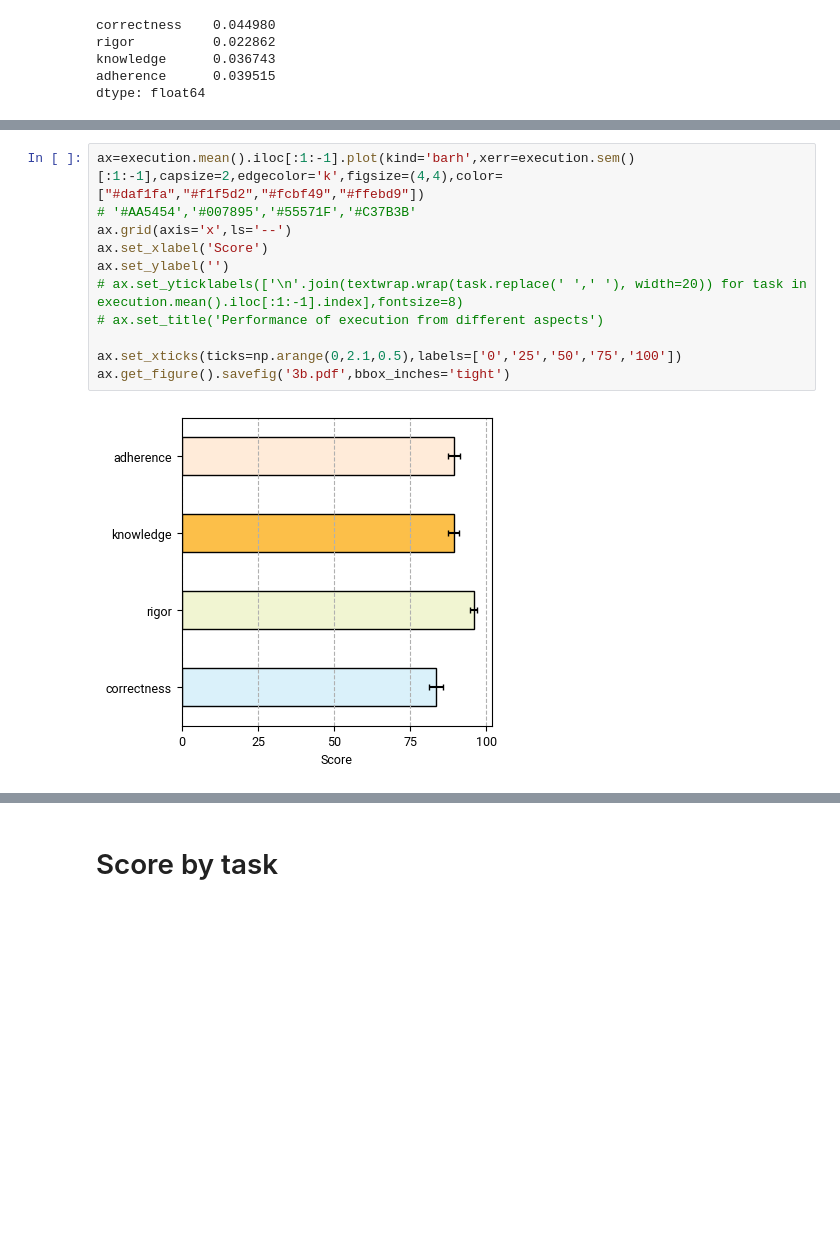
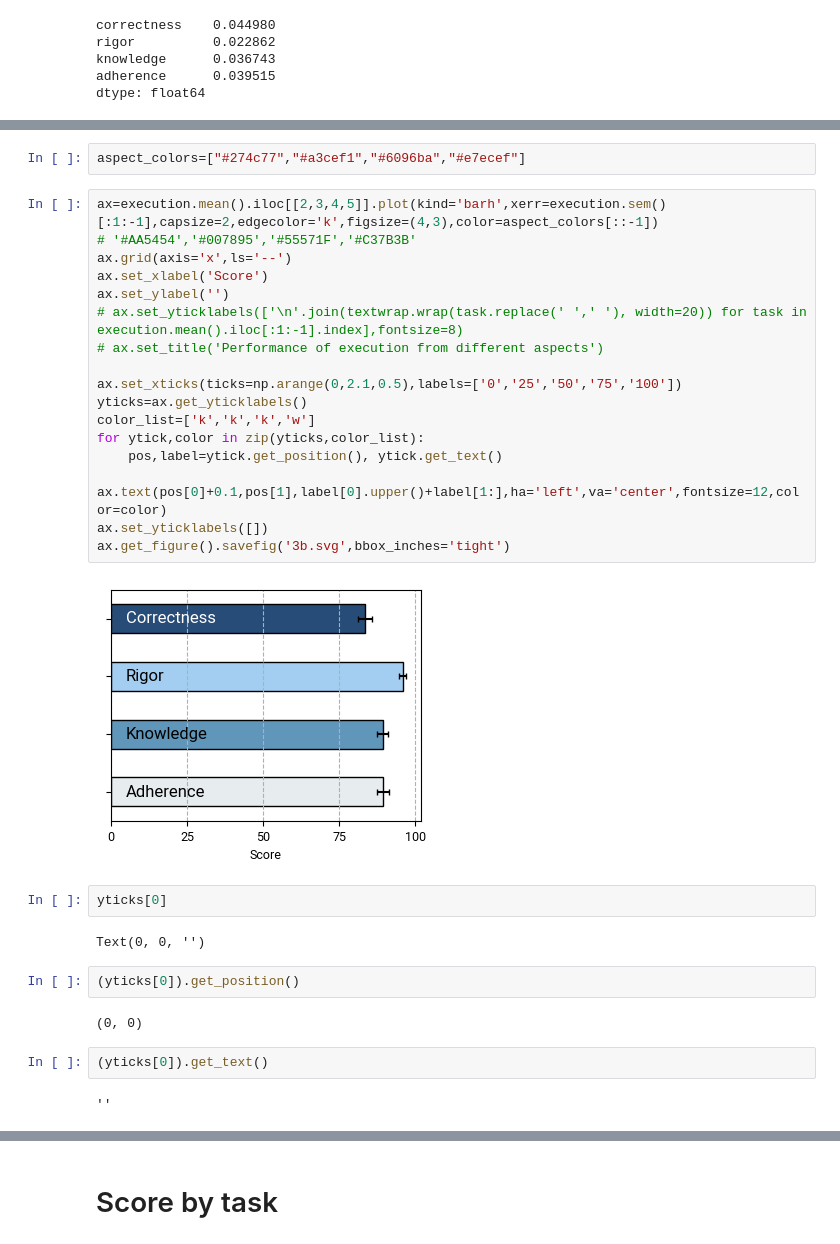
Before and after one commit to hainingpan/HartreeFock_GPT, a Jupyter notebook: data_analysis/analysis_execution.ipynb, the cells around one changed output, grey strips where cells are left out. Saved outputs shown, nothing was run; the diff lists cells and outputs as text; blank space fills up the shorter version.

```diff
--- a/data_analysis/analysis_execution.ipynb
+++ b/data_analysis/analysis_execution.ipynb
@@ -257,13 +269,33 @@ dtype: float64
+# %%
+aspect_colors=["#274c77","#a3cef1","#6096ba","#e7ecef"]
 # %%
-ax=execution.mean().iloc[:1:-1].plot(kind='barh',xerr=execution.sem()[:1:-1],capsize=2,edgecolor='k',figsize=(4,4),color=["#daf1fa","#f1f5d2","#fcbf49","#ffebd9"])
+ax=execution.mean().iloc[[2,3,4,5]].plot(kind='barh',xerr=execution.sem()[:1:-1],capsize=2,edgecolor='k',figsize=(4,3),color=aspect_colors[::-1])
 # '#AA5454','#007895','#55571F','#C37B3B'
 ax.grid(axis='x',ls='--')
 ax.set_xlabel('Score')
 ax.set_ylabel('')
 # ax.set_yticklabels(['\n'.join(textwrap.wrap(task.replace(' ',' '), width=20)) for task in execution.mean().iloc[:1:-1].index],fontsize=8)
 # ax.set_title('Performance of execution from different aspects')
 
 ax.set_xticks(ticks=np.arange(0,2.1,0.5),labels=['0','25','50','75','100'])
-ax.get_figure().savefig('3b.pdf',bbox_inches='tight')
+yticks=ax.get_yticklabels()
+color_list=['k','k','k','w']
+for ytick,color in zip(yticks,color_list):
+    pos,label=ytick.get_position(), ytick.get_text()
+    ax.text(pos[0]+0.1,pos[1],label[0].upper()+label[1:],ha='left',va='center',fontsize=12,color=color)
+ax.set_yticklabels([])
+ax.get_figure().savefig('3b.svg',bbox_inches='tight')
 # %% [output]
-[figure, old version]
+[figure, new version]
+# %%
+yticks[0]
+# %% [output]
+Text(0, 0, '')
+# %%
+(yticks[0]).get_position()
+# %% [output]
+(0, 0)
+# %%
+(yticks[0]).get_text()
+# %% [output]
+''
```
Also changed, not shown: parts of 19 cells of this notebook, 4 other files.
